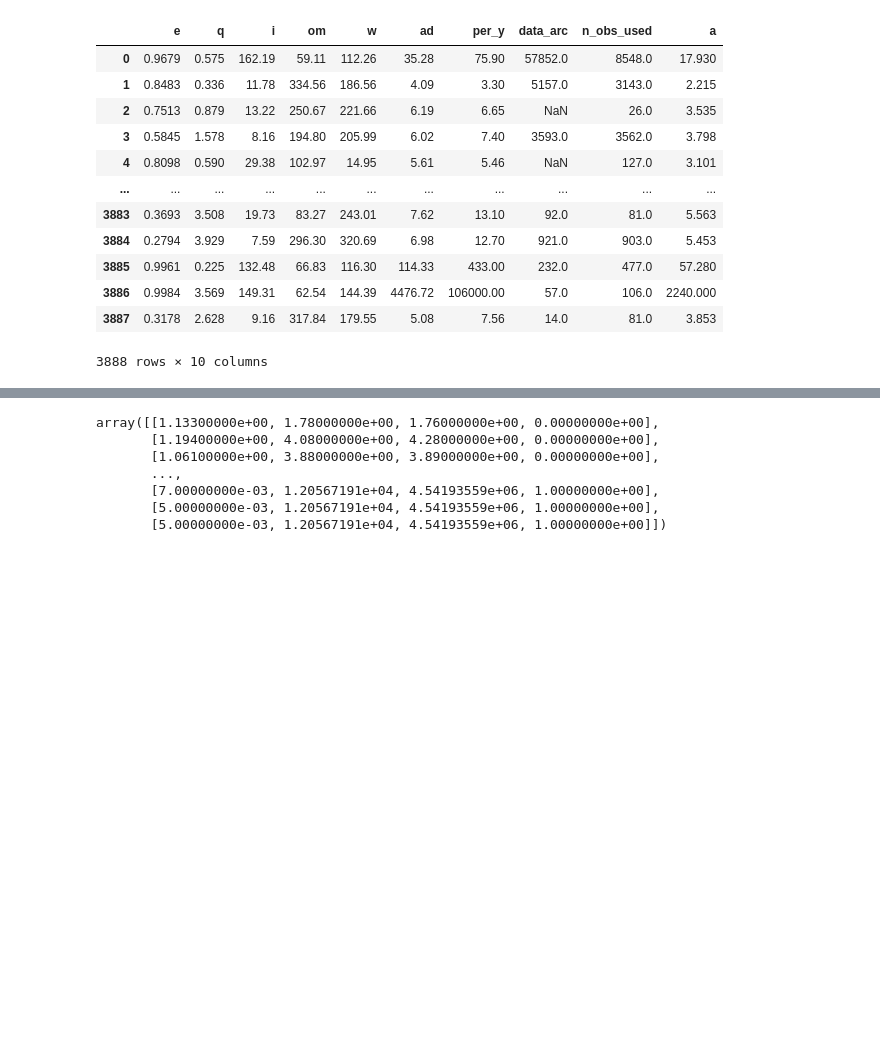
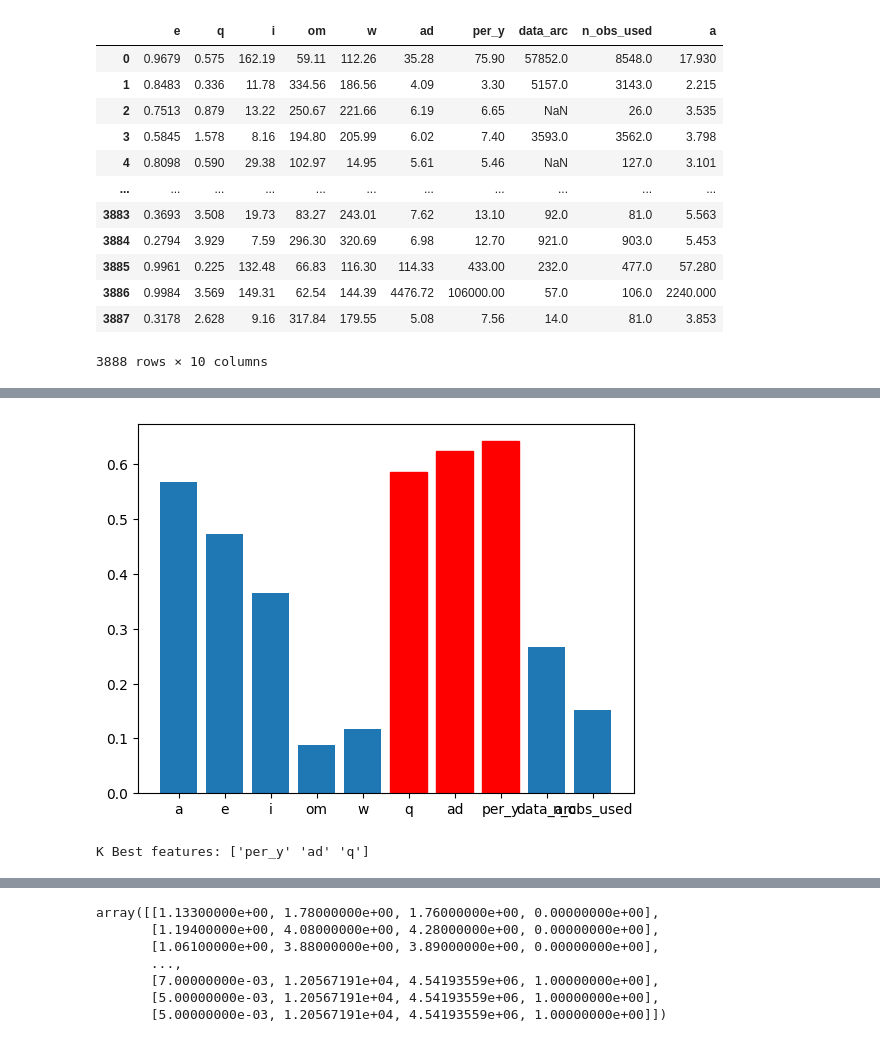
Before and after one commit to pranavdo/MeteoriteCOPF23, a Jupyter notebook: CC_Working_23.ipynb, the cells around one changed output, grey strips where cells are left out. Saved outputs shown, nothing was run; the diff lists cells and outputs as text; code cells hidden in the pictures; blank space fills up the shorter version.

```diff
--- a/CC_Working_23.ipynb
+++ b/CC_Working_23.ipynb
@@ -177,3 +177,26 @@ Recall: 0.96875
+# %%
+#plot feature selection
+
+k_val = 3
+
+kBestIndices = np.argsort(sel.scores_)[::-1][0:k_val]
+indices = np.arange(0, len(sel.scores_))
+features = []
+
+for i in range(len(space_objects.columns)):
+    features.append(space_objects.columns[indices[i]])
+
+bars = plt.bar(features, sel.scores_[indices[range(len(space_objects.columns))]], align='center')
+
+bestFeatures = []
+for ind in kBestIndices:
+    bars[ind].set_color("red")
+    bestFeatures = np.append(bestFeatures, features[ind])
+plt.show()
+print(f"K Best features: {bestFeatures}")
+# %% [output]
+[figure, added]
+K Best features: ['per_y' 'ad' 'q']
 # %%
 # Create the meshgrid for visualization
 x_min, x_max = transformed_space_objects[:, 0].min() - 1, transformed_space_objects[:, 0].max() + 1
```
Also changed, not shown: parts of 4 cells of this notebook.
